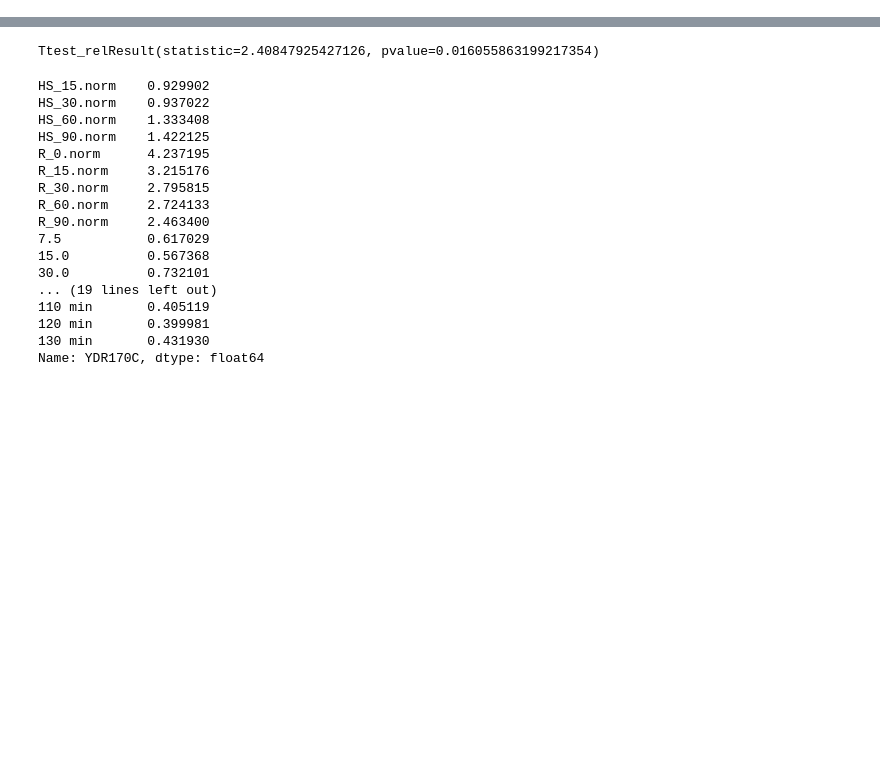
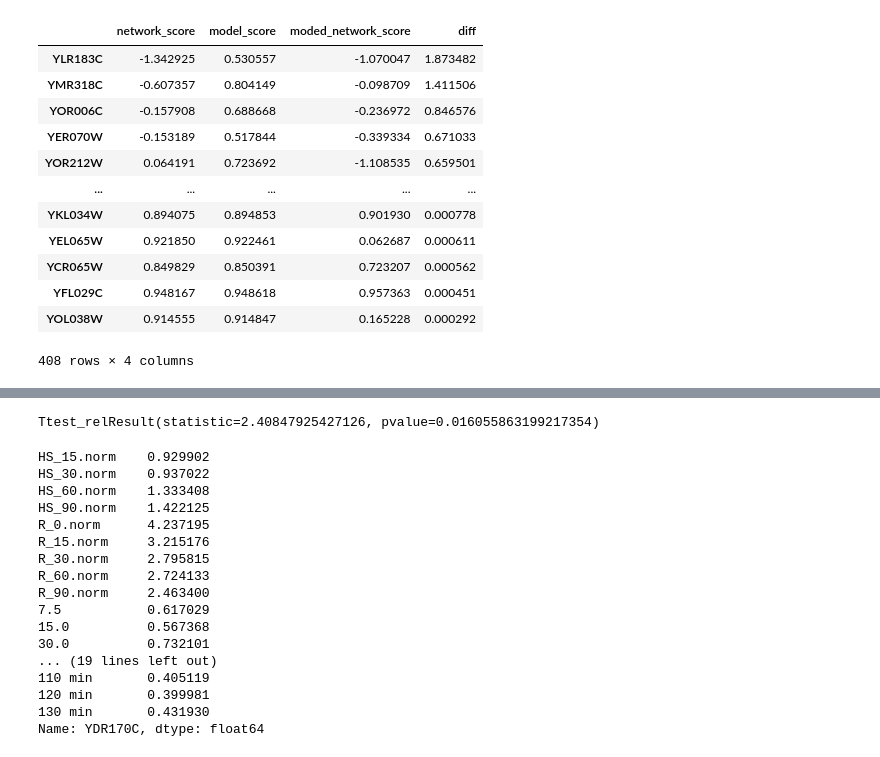
Before and after one commit to IcyFermion/feature_synergy, a Jupyter notebook: network_v_model/yeast_model_network.ipynb, the cells around one changed output, grey strips where cells are left out. Saved outputs shown, nothing was run; the diff lists cells and outputs as text; code cells hidden in the pictures; blank space fills up the shorter version.

```diff
--- a/network_v_model/yeast_model_network.ipynb
+++ b/network_v_model/yeast_model_network.ipynb
@@ -151,0 +109,9 @@ out_df.to_csv('./yeast_model_network_res.csv')
+# %%
+iter_length = len(target_gene_list)
+with Pool(cpu_count()) as p:
+    r = list(tqdm(p.imap(mp_calc.network_all_v_model, range(iter_length)), total=iter_length))
+# %%
+r = np.array(r)
+out_df = pd.DataFrame(index=target_gene_list)
+out_df['best_network_score'] = r[:, 0]
+out_df['model_score'] = r[:, 1]
@@ -151,0 +138,28 @@ out_df.to_csv('./yeast_model_network_res.csv')
+# %%
+iter_length = len(target_gene_list)
+with Pool(cpu_count()) as p:
+    r = list(tqdm(p.imap(mp_calc.lime_test, range(iter_length)), total=iter_length))
+# %%
+r = np.array(r)
+out_df = pd.DataFrame(index=target_gene_list)
+out_df['network_score'] = r[:, 0]
+out_df['model_score'] = r[:, 1]
+out_df['moded_network_score'] = r[:, 2]
+out_df['diff'] = r[:, 1] - r[:, 0]
+out_df['network_model_score'] = r[:, 3]
+# %%
+out_df[(out_df['diff'] > 0) & (out_df['model_score'] > 0.5)].sort_values('diff', ascending=False)
+# %% [output]
+|  | network_score | model_score | moded_network_score | diff |
+| YLR183C | -1.342925 | 0.530557 | -1.070047 | 1.873482 |
+| YMR318C | -0.607357 | 0.804149 | -0.098709 | 1.411506 |
+| YOR006C | -0.157908 | 0.688668 | -0.236972 | 0.846576 |
+| YER070W | -0.153189 | 0.517844 | -0.339334 | 0.671033 |
+| YOR212W | 0.064191 | 0.723692 | -1.108535 | 0.659501 |
+| ... | ... | ... | ... | ... |
+| YKL034W | 0.894075 | 0.894853 | 0.901930 | 0.000778 |
+| YEL065W | 0.921850 | 0.922461 | 0.062687 | 0.000611 |
+| YCR065W | 0.849829 | 0.850391 | 0.723207 | 0.000562 |
+| YFL029C | 0.948167 | 0.948618 | 0.957363 | 0.000451 |
+| YOL038W | 0.914555 | 0.914847 | 0.165228 | 0.000292 |
+408 rows × 4 columns
```
Also changed, not shown: parts of 35 cells of this notebook, 4 other files.
